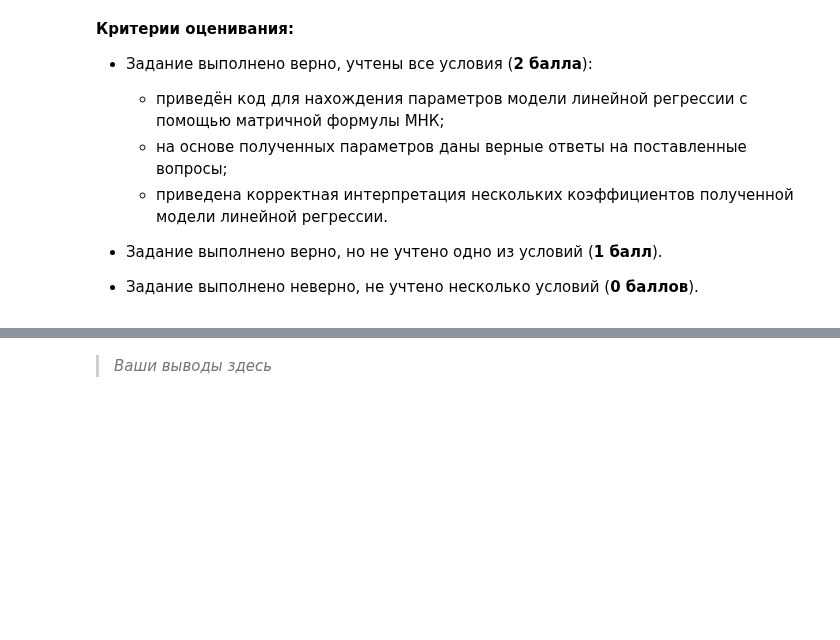
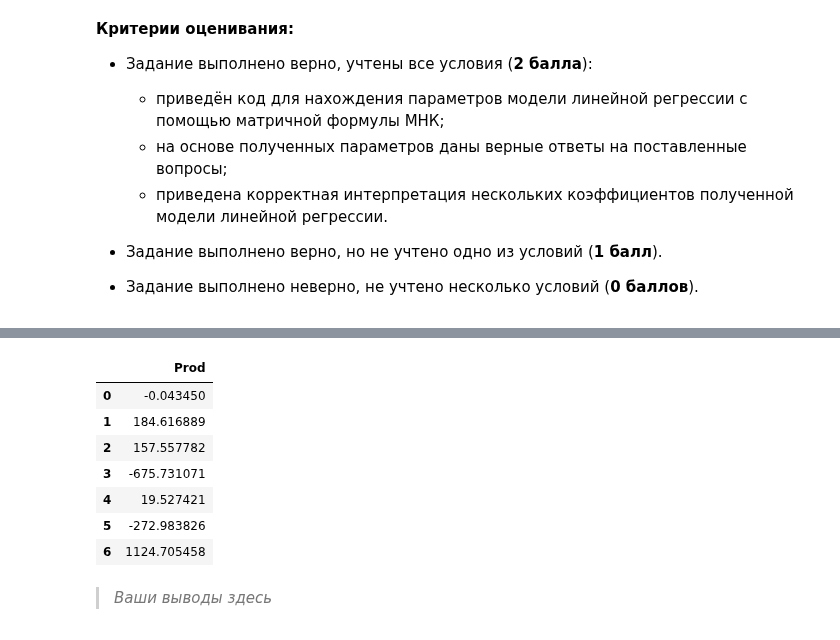
Before and after one commit to hoittoken/Python, a Jupyter notebook: Py/Math&ML/math&ml-2 lin_alg_slau/MATH_ML-2._Практика._Ноутбук-шаблон.ipynb, the cells around one changed output, grey strips where cells are left out. Cells and saved outputs as stored; diff of their text form; code cells hidden in the pictures; blank space fills up the shorter version.

```diff
--- a/Py/Math&ML/math&ml-2 lin_alg_slau/MATH_ML-2._Практика._Ноутбук-шаблон.ipynb
+++ b/Py/Math&ML/math&ml-2 lin_alg_slau/MATH_ML-2._Практика._Ноутбук-шаблон.ipynb
@@ -156,3 +166,16 @@ w_pvr [785.25981457]
+# %%
+X_1 = data.drop('Prod', axis=1)
+w_hat_1 = np.linalg.inv(X_1.T@X_1)@X_1.T@y
+w_hat_1
+# %% [output]
+|  | Prod |
+| 0 | -0.043450 |
+| 1 | 184.616889 |
+| 2 | 157.557782 |
+| 3 | -675.731071 |
+| 4 | 19.527421 |
+| 5 | -272.983826 |
+| 6 | 1124.705458 |
 # %% [markdown]
 > *Ваши выводы здесь*
 # %% [markdown]
```
Also changed, not shown: parts of 3 cells of this notebook, 9 other files.
